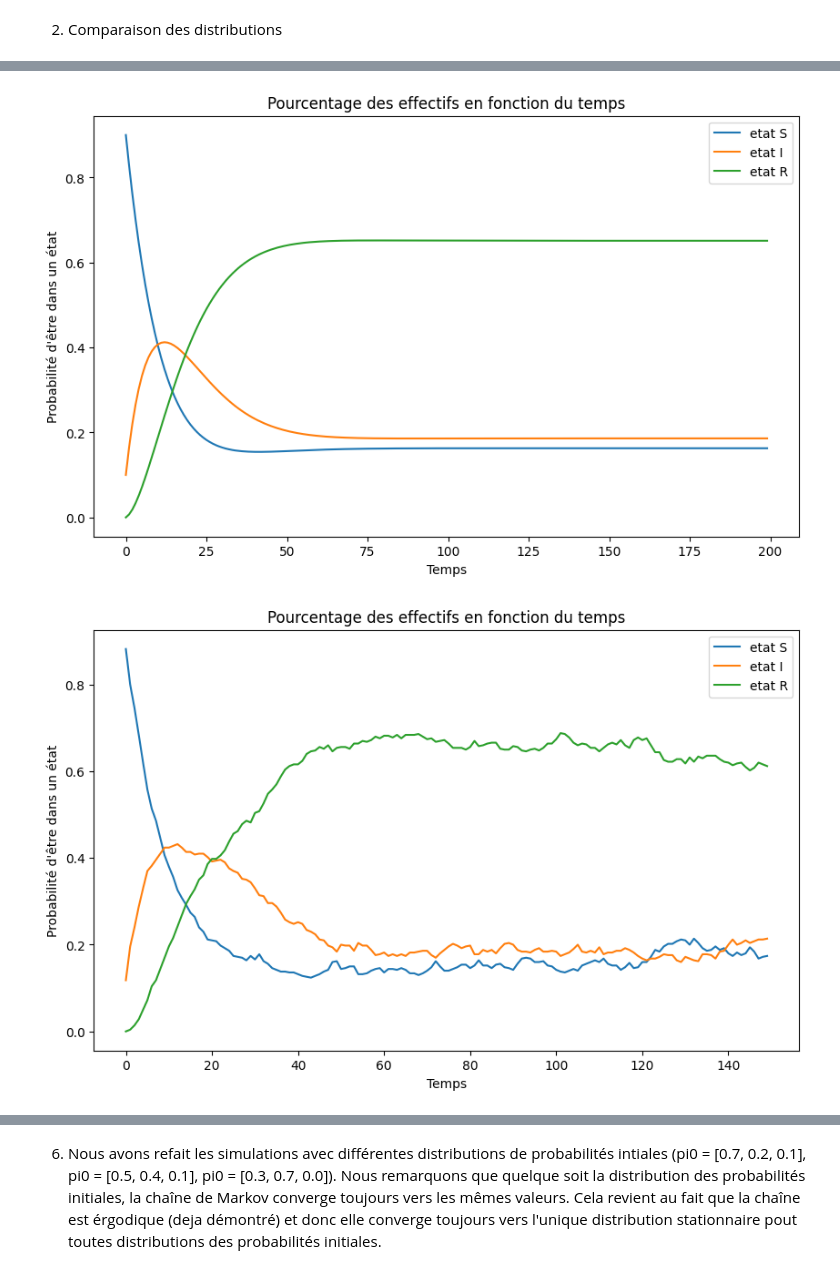
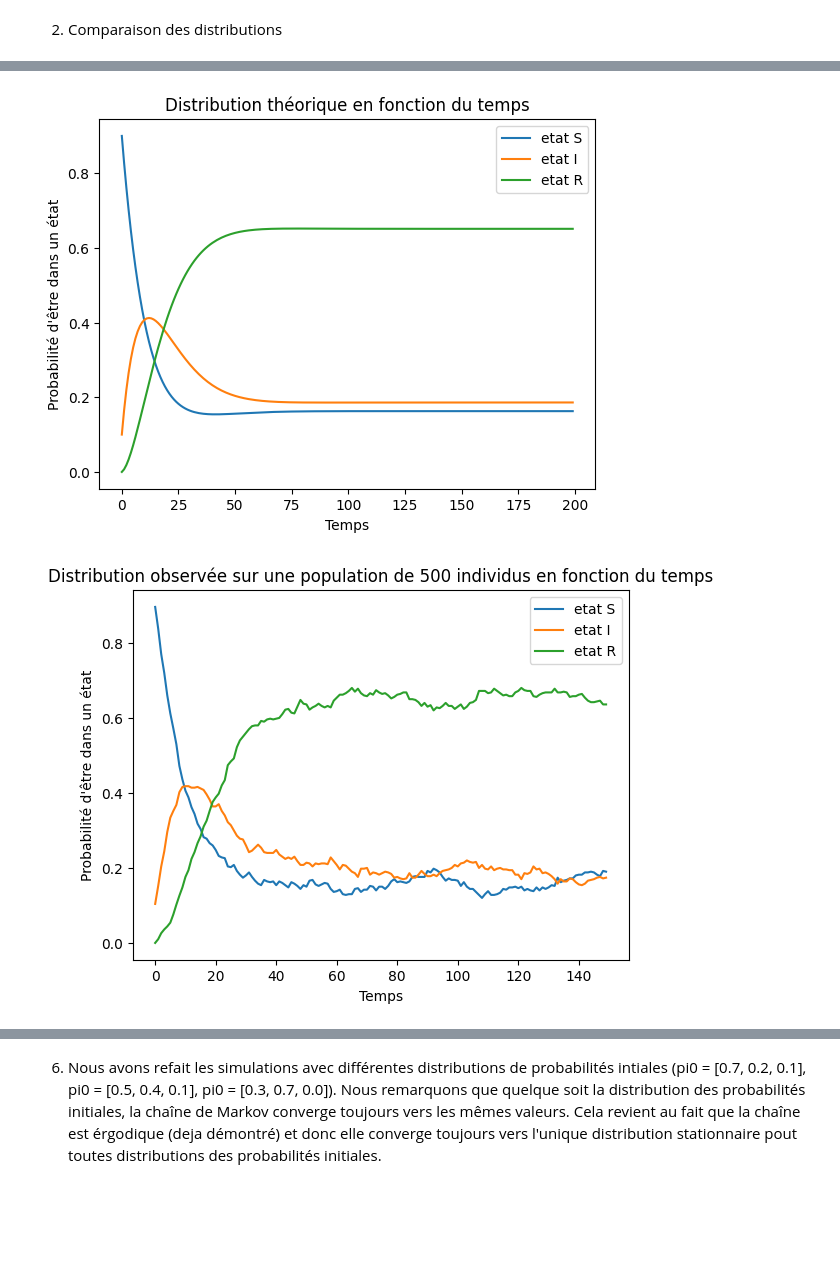
Before and after one commit to maelodie/markov, a Jupyter notebook: markov.ipynb, the cells around one changed output, grey strips where cells are left out. Saved outputs shown, nothing was run; the diff lists cells and outputs as text; code cells hidden in the pictures; blank space fills up the shorter version.

```diff
--- a/markov.ipynb
+++ b/markov.ipynb
@@ -248,0 +277,27 @@ affichage_distribution(simulation(5000, 150, A))
+# %%
+def simulation(nb_individus, T, A):
+    """
+    Simule des experiences pour une population
+
+    Parameters
+    ----------
+    nb_individus : taille de la population
+    T : taille des séquences (le temps)
+    A : Matrice de probabilités de transition
+
+    Returns
+    -------
+    pourcentages : liste de listes de pourcentages de chaque etats pour chaque temps t
+    """
+    population = seq_alea_population(nb_individus, T, pi0, A) # créer une pop aléa avec A
+    distribution = distribution_population(population, T, nb_individus) # compte nb d'individu pour chaque état
+    pourcentages = pourcentages_population(distribution, nb_individus) # calcul le pourcentage de chaque etat
+    return pourcentages
+
+# avec 5 individus:
+affichage_distribution(simulation(5, 150, A), 'Distribution observée sur une population de 5 individus en fonction du temps', 'Temps', "Probabilité d'être dans un état")
+plt.show()
+
+# avec 5000 individus
+affichage_distribution(simulation(5000, 150, A), 'Distribution observée sur une population de 5000 individus en fonction du temps', 'Temps', "Probabilité d'être dans un état")
+plt.show()
@@ -395,17 +487,20 @@ La matrice $A^n$ correspond à la matrice de probabilités de transition en n é
 # %%
 A2 = np.array([
         [0.92, 0.08, 0],
         [0.0, 0.93, 0.07],
         [0.02, 0, 0.98]
     ])
 
 # Distribution théorique
 liste_distribution = distribution_etat(A2, pi0)
-affichage_distribution(liste_distribution)
+affichage_distribution(liste_distribution, 'Distribution théorique en fonction du temps', 'Temps', "Probabilité d'être dans un état")
+plt.show()
 
 # Distribution observée, simulation avec une population 500 et 5000
-affichage_distribution(simulation(500, 150, A2))
-affichage_distribution(simulation(5000, 150, A2))
+affichage_distribution(simulation(500, 150, A2),'Distribution observée sur une population de 500 individus en fonction du temps', 'Temps', "Probabilité d'être dans un état")
+plt.show()
+affichage_distribution(simulation(5000, 150, A2),'Distribution observée sur une population de 5000 individus en fonction du temps', 'Temps', "Probabilité d'être dans un état")
+plt.show()
 # %% [output]
-[figure, old version]
+[figure, new version]
-[figure, old version]
+[figure, new version]
```
Also changed, not shown: parts of 54 cells of this notebook.
